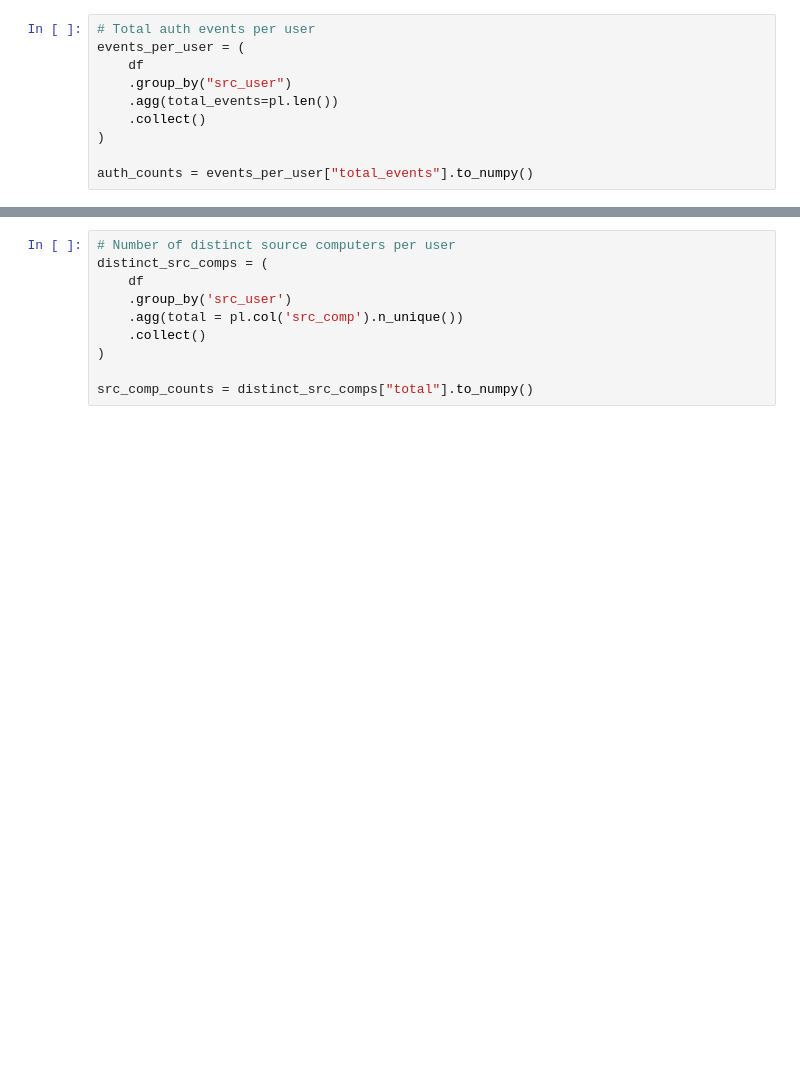
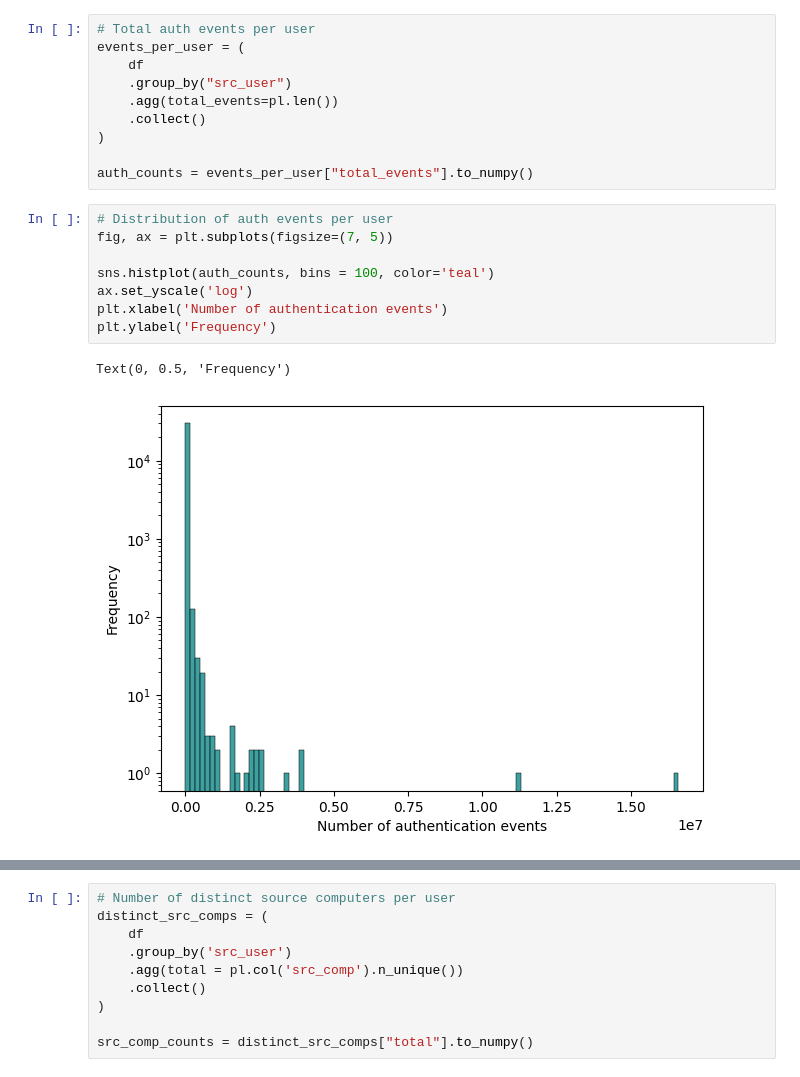
Before and after one commit to Tarun-Rajan99/MSc-Project, a Jupyter notebook: 03_working_notebooks/Phase1_clean/2) feature_selection.ipynb, the cells around one changed output, grey strips where cells are left out. Drawn from its saved outputs; the diff is of its cells as text; blank space fills up the shorter version.

```diff
--- a/03_working_notebooks/Phase1_clean/2) feature_selection.ipynb
+++ b/03_working_notebooks/Phase1_clean/2) feature_selection.ipynb
@@ -26,4 +26,15 @@ events_per_user = (
 )
 
 auth_counts = events_per_user["total_events"].to_numpy()
+# %%
+# Distribution of auth events per user
+fig, ax = plt.subplots(figsize=(7, 5))
+
+sns.histplot(auth_counts, bins = 100, color='teal')
+ax.set_yscale('log')
+plt.xlabel('Number of authentication events')
+plt.ylabel('Frequency')
+# %% [output]
+Text(0, 0.5, 'Frequency')
+[figure, added]
 # %%
```
Also changed, not shown: parts of 9 cells of this notebook.
